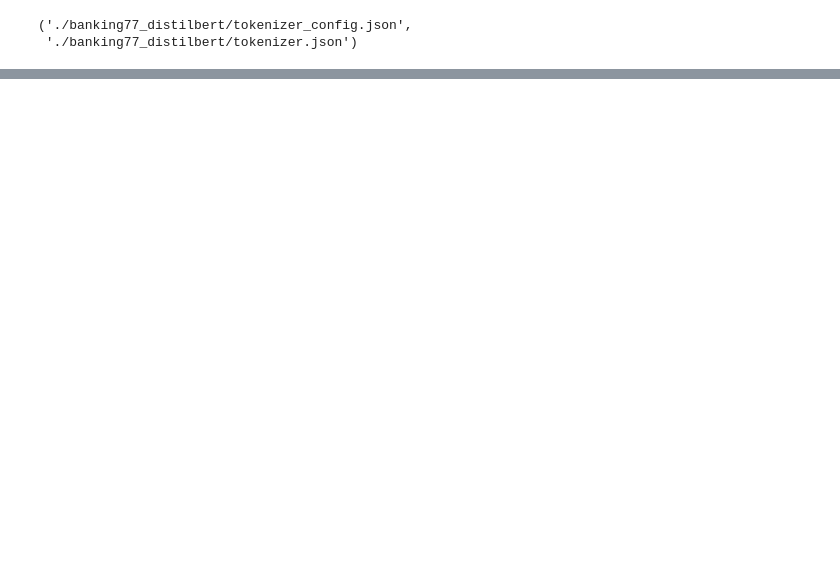
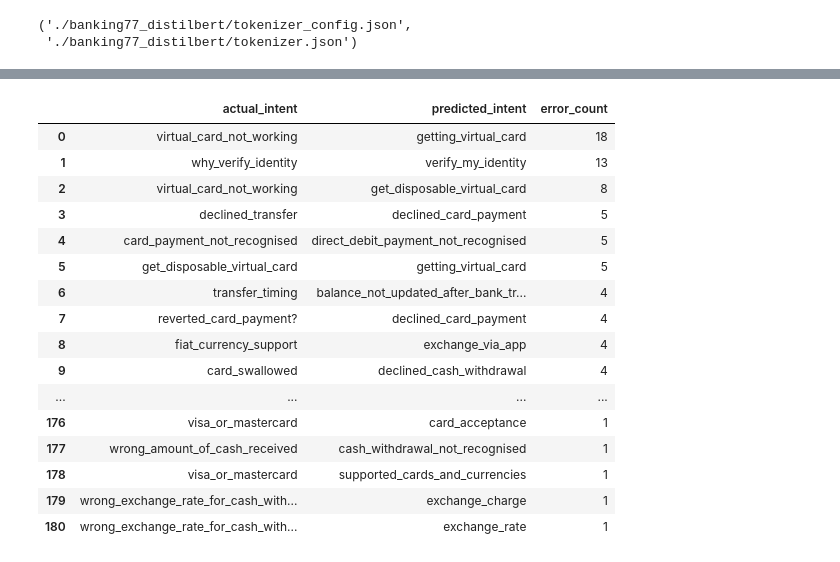
Before and after one commit to toludoyin/BERT-based-intelligent-ticket-classification, a Jupyter notebook: ticket-classification.ipynb, the cells around one changed output, grey strips where cells are left out. Saved outputs shown, nothing was run; the diff lists cells and outputs as text; code cells hidden in the pictures; blank space fills up the shorter version.

```diff
--- a/ticket-classification.ipynb
+++ b/ticket-classification.ipynb
@@ -499,0 +534,30 @@ tokenizer.save_pretrained("./banking77_distilbert")
+# %%
+# convert numerical labelsinto intent names
+error_df["actual_intent"] = error_df["actual_label"].map(label_mapping)
+error_df["predicted_intent"] = error_df["predicted_label"].map(label_mapping)
+error = error_df[["text", "actual_intent", "predicted_intent"]].reset_index(drop=True)
+# %%
+# most frequent classification mistake
+error_pattern = (error.groupby(["actual_intent", "predicted_intent"]).size()
+                 .reset_index(name="error_count")
+                 .sort_values("error_count", ascending=False)
+                .reset_index(drop=True))
+error_pattern
+# %% [output]
+|  | actual_intent | predicted_intent | error_count |
+| 0 | virtual_card_not_working | getting_virtual_card | 18 |
+| 1 | why_verify_identity | verify_my_identity | 13 |
+| 2 | virtual_card_not_working | get_disposable_virtual_card | 8 |
+| 3 | declined_transfer | declined_card_payment | 5 |
+| 4 | card_payment_not_recognised | direct_debit_payment_not_recognised | 5 |
+| 5 | get_disposable_virtual_card | getting_virtual_card | 5 |
+| 6 | transfer_timing | balance_not_updated_after_bank_tr... | 4 |
+| 7 | reverted_card_payment? | declined_card_payment | 4 |
+| 8 | fiat_currency_support | exchange_via_app | 4 |
+| 9 | card_swallowed | declined_cash_withdrawal | 4 |
+| ... | ... | ... | ... |
+| 176 | visa_or_mastercard | card_acceptance | 1 |
+| 177 | wrong_amount_of_cash_received | cash_withdrawal_not_recognised | 1 |
+| 178 | visa_or_mastercard | supported_cards_and_currencies | 1 |
+| 179 | wrong_exchange_rate_for_cash_with... | exchange_charge | 1 |
+| 180 | wrong_exchange_rate_for_cash_with... | exchange_rate | 1 |
```
Also changed, not shown: parts of 10 cells of this notebook.
